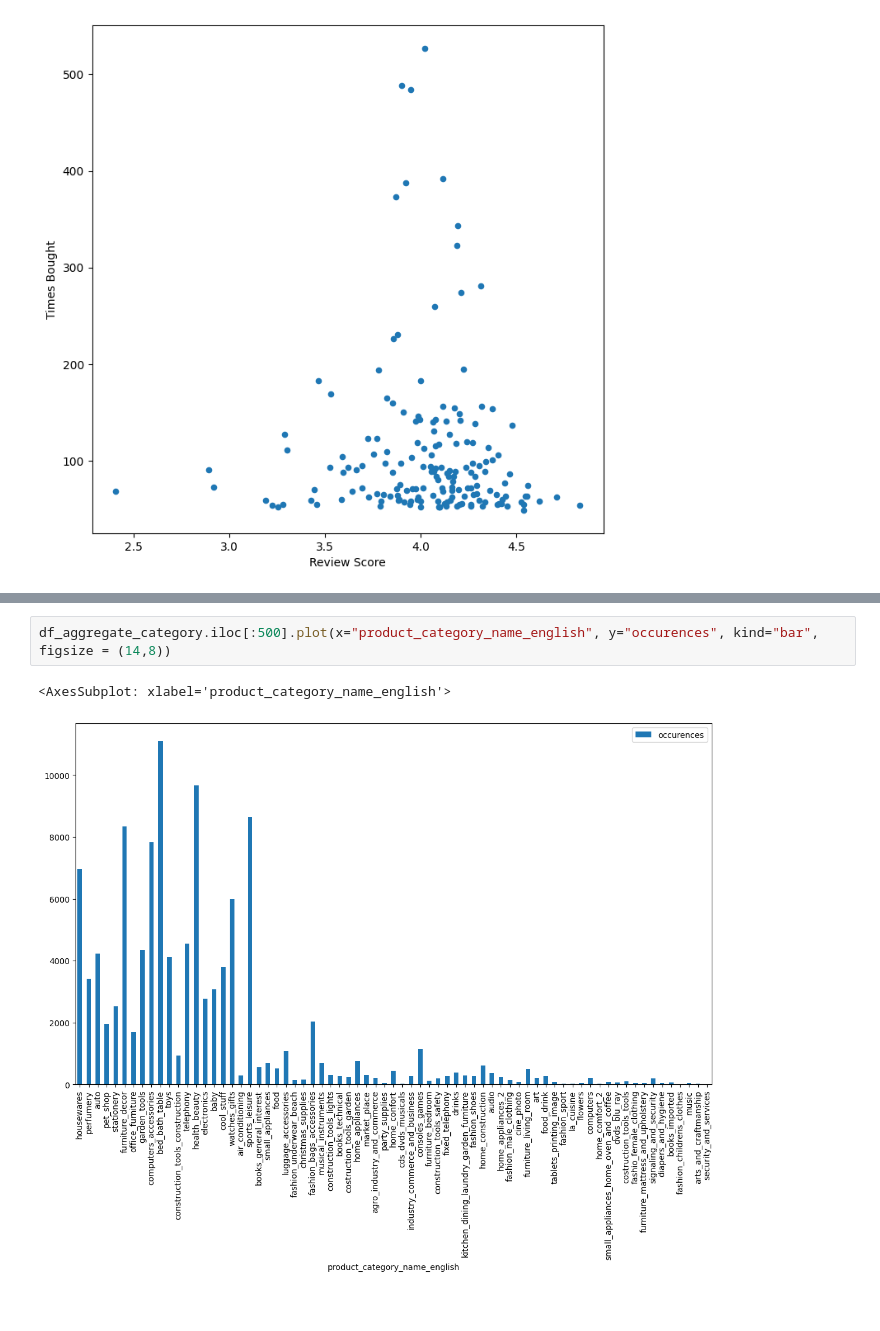
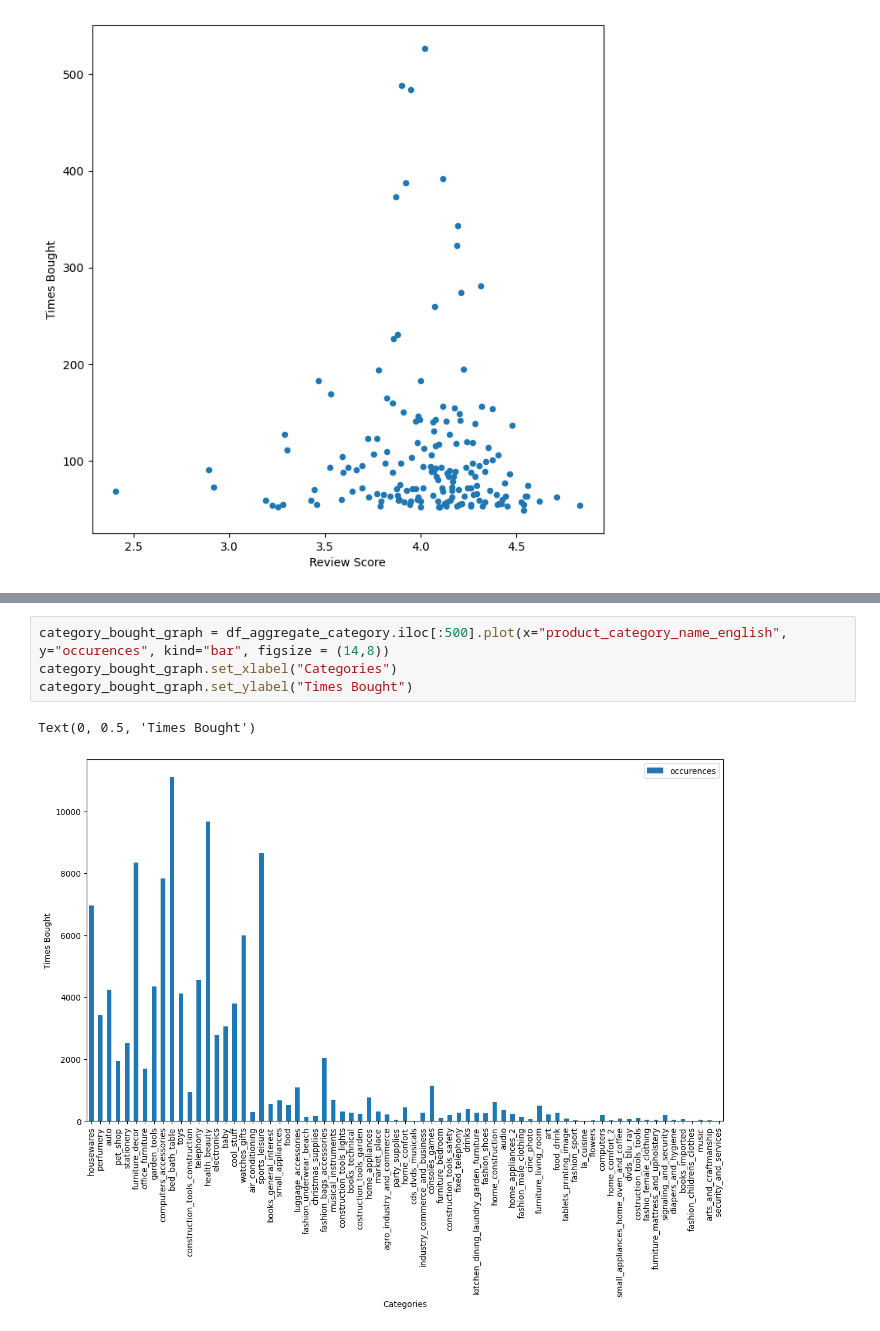
Before and after one commit to CalfinChoo/dscxpeak-fall2022, a Jupyter notebook: recommender.ipynb, the cells around one changed output, grey strips where cells are left out. Drawn from its saved outputs; the diff is of its cells as text.

```diff
--- a/recommender.ipynb
+++ b/recommender.ipynb
@@ -203,5 +196,7 @@ df_aggregate_category = reduce(lambda left, right: pd.merge(left, right, on=["pr
 # %%
-df_aggregate_category.iloc[:500].plot(x="product_category_name_english", y="occurences", kind="bar", figsize = (14,8))
+category_bought_graph = df_aggregate_category.iloc[:500].plot(x="product_category_name_english", y="occurences", kind="bar", figsize = (14,8))
+category_bought_graph.set_xlabel("Categories")
+category_bought_graph.set_ylabel("Times Bought")
 # %% [output]
-<AxesSubplot: xlabel='product_category_name_english'>
+Text(0, 0.5, 'Times Bought')
-[figure, old version]
+[figure, new version]
```
Also changed, not shown: parts of 4 cells of this notebook.
